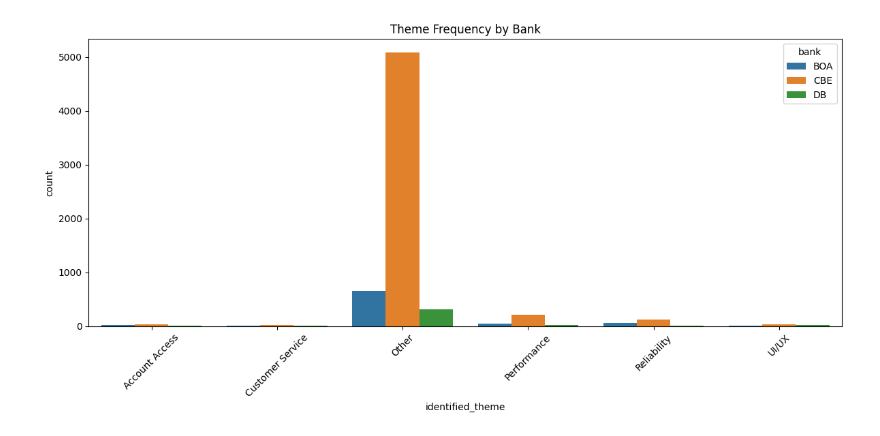
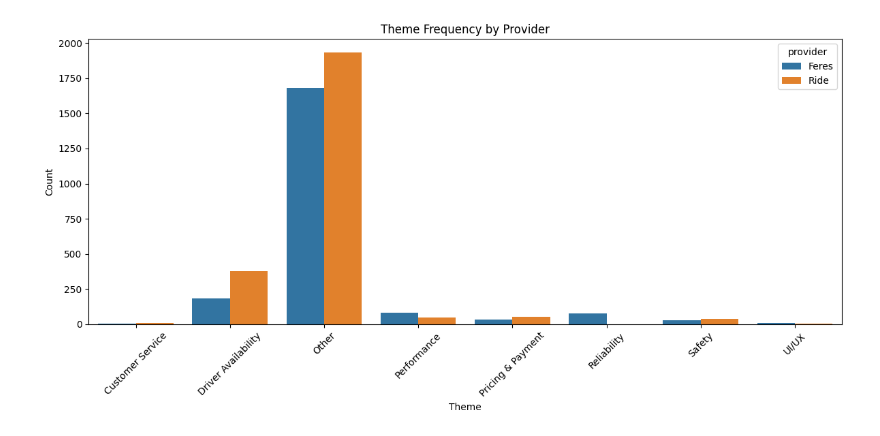
Before and after one commit to ET-SPARK/Customer-Experience-Analytics-for-Fintech-Apps, a Jupyter notebook: notebooks/insights_visuals.ipynb, the cells around one changed output. Cells and saved outputs as stored; diff of their text form; code cells hidden in the pictures.

```diff
--- a/notebooks/insights_visuals.ipynb
+++ b/notebooks/insights_visuals.ipynb
@@ -94,11 +94,13 @@ insight:
 # %%
-theme_counts = theme_df.groupby(['bank', 'identified_theme']).size().reset_index(name='count')
+theme_counts = theme_df.groupby(['provider', 'identified_theme']).size().reset_index(name='count')
 
 plt.figure(figsize=(12, 6))
-sns.barplot(x='identified_theme', y='count', hue='bank', data=theme_counts)
-plt.title("Theme Frequency by Bank")
+sns.barplot(x='identified_theme', y='count', hue='provider', data=theme_counts)
+plt.title("Theme Frequency by Provider")
+plt.xlabel("Theme")
+plt.ylabel("Count")
 plt.xticks(rotation=45)
 plt.tight_layout()
 plt.show()
 # %% [output]
-[figure, old version]
+[figure, new version]
```
Also changed, not shown: parts of 15 cells of this notebook, 6 other files.
